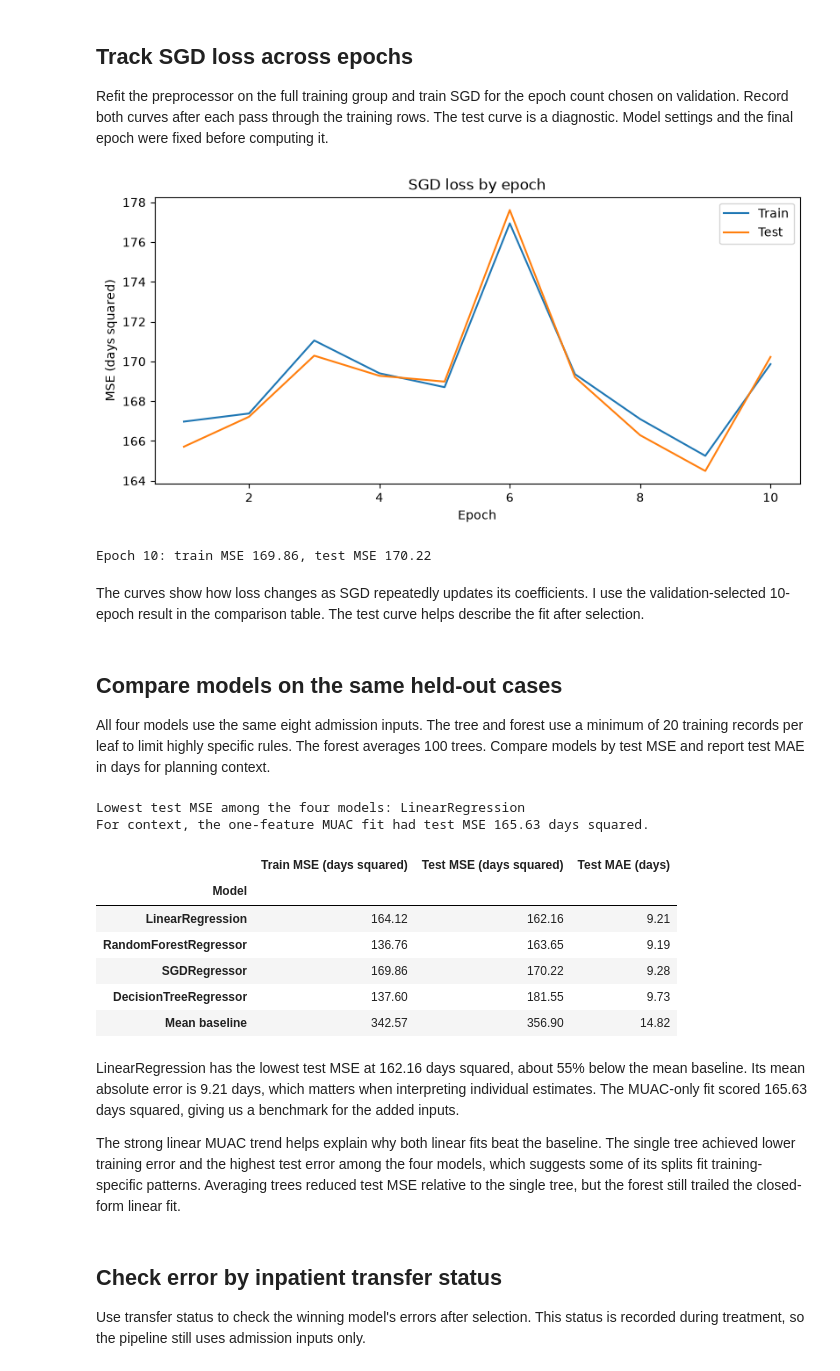
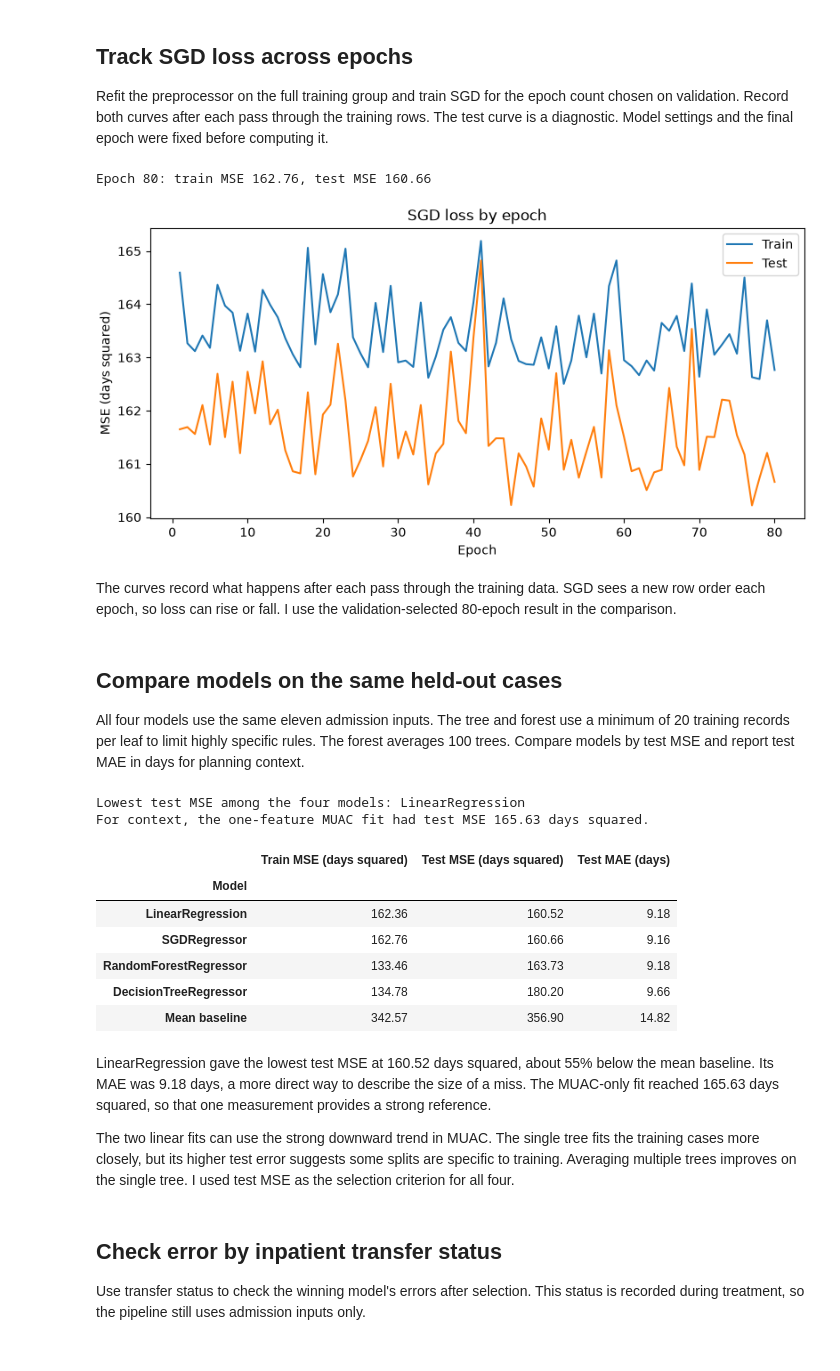
Before and after one commit to Mich-O/linear_regression_model, a Jupyter notebook: summative/linear_regression/multivariate.ipynb, the cells around one changed output. Saved outputs shown, nothing was run; the diff lists cells and outputs as text; code cells hidden in the pictures.

```diff
--- a/summative/linear_regression/multivariate.ipynb
+++ b/summative/linear_regression/multivariate.ipynb
@@ -7,10 +9,15 @@ Run the notebook with the `summative/.venv` Python kernel after running `uv sync
 # %%
 from pathlib import Path
 
+import numpy as np
 import pandas as pd
 from sklearn.model_selection import train_test_split
 
-data_dir = Path("data") if Path("pyproject.toml").is_file() else Path("../data")
+summative_dir = next(
+    folder for folder in (Path.cwd(), *Path.cwd().parents, Path.cwd() / "summative")
+    if (folder / "linear_regression" / "multivariate.ipynb").is_file()
+)
+data_dir = summative_dir / "data"
 source = pd.read_csv(data_dir / "Mali_Cohort_Study.csv", na_values=["."])
 
 assert source["AnonID"].notna().all() and source["AnonID"].is_unique
@@ -113,11 +144,11 @@ The heatmap uses training rows and computes each correlation from cases with bot
 from matplotlib.colors import TwoSlopeNorm
 
 # Pearson correlation describes linear relationships between numeric columns.
-numeric_columns = [*numeric_features, z_score, target]
+numeric_columns = [*model_numeric_features, target]
 correlations = train[numeric_columns].corr()
-labels = ["Age", "Weight", "Height", "MUAC", "WHZ", "Days to recovery"]
+labels = ["Age", "Weight", "Height", "MUAC", "WHZ", "WAZ", "HAZ", "Days to recovery"]
 
-fig, ax = plt.subplots(figsize=(7, 5))
+fig, ax = plt.subplots(figsize=(8, 6))
 heatmap = ax.imshow(
     correlations, cmap="coolwarm", norm=TwoSlopeNorm(vmin=-1, vcenter=0, vmax=1)
 )
@@ -319,10 +337,9 @@ Compare three constant learning rates, three L2 regularization strengths, and ch
 # %%
 from itertools import product
 
-import numpy as np
 from sklearn.linear_model import SGDRegressor
 
-sgd_preprocessor = make_preprocessor(model_numeric_features, categorical_features)
+sgd_preprocessor = make_preprocessor(model_numeric_features, model_categorical_features)
 fit_inputs = sgd_preprocessor.fit_transform(fit_rows[model_features])
 validation_inputs = sgd_preprocessor.transform(validation_rows[model_features])
 fit_days = fit_rows[target].to_numpy()
@@ -377,7 +396,7 @@ The lowest validation MSE was 152.048 days squared at a learning rate of 0.005,
 
 Refit the preprocessor on the full training group and train SGD for the epoch count chosen on validation. Record both curves after each pass through the training rows. The test curve is a diagnostic. Model settings and the final epoch were fixed before computing it.
 # %%
-final_sgd_preprocessor = make_preprocessor(model_numeric_features, categorical_features)
+final_sgd_preprocessor = make_preprocessor(model_numeric_features, model_categorical_features)
 train_inputs = final_sgd_preprocessor.fit_transform(train[model_features])
 test_inputs = final_sgd_preprocessor.transform(test[model_features])
 train_days = train[target].to_numpy()
@@ -410,14 +429,14 @@ plt.show()
 
 print(f"Epoch {len(train_mse)}: train MSE {train_mse[-1]:.2f}, test MSE {test_mse[-1]:.2f}")
 # %% [output]
+Epoch 80: train MSE 162.76, test MSE 160.66
-[figure, old version]
+[figure, new version]
-Epoch 10: train MSE 169.86, test MSE 170.22
 # %% [markdown]
-The curves show how loss changes as SGD repeatedly updates its coefficients. I use the validation-selected 10-epoch result in the comparison table. The test curve helps describe the fit after selection.
+The curves record what happens after each pass through the training data. SGD sees a new row order each epoch, so loss can rise or fall. I use the validation-selected 80-epoch result in the comparison.
 # %% [markdown]
 ## Compare models on the same held-out cases
 
-All four models use the same eight admission inputs. The tree and forest use a minimum of 20 training records per leaf to limit highly specific rules. The forest averages 100 trees. Compare models by test MSE and report test MAE in days for planning context.
+All four models use the same eleven admission inputs. The tree and forest use a minimum of 20 training records per leaf to limit highly specific rules. The forest averages 100 trees. Compare models by test MSE and report test MAE in days for planning context.
 # %%
 from sklearn.ensemble import RandomForestRegressor
 from sklearn.tree import DecisionTreeRegressor
@@ -429,44 +448,44 @@ for estimator in (
     RandomForestRegressor(n_estimators=100, min_samples_leaf=20, random_state=seed, n_jobs=-1),
 ):
     pipeline = Pipeline([
-        ("preprocessing", make_preprocessor(model_numeric_features, categorical_features)),
+        ("preprocessing", make_preprocessor(model_numeric_features, model_categorical_features)),
         ("regression", estimator),
     ])
     models[type(estimator).__name__] = pipeline.fit(train[model_features], train[target])
 
 scores = []
 for name, model in {"Mean baseline": baseline, **models}.items():
     train_prediction = model.predict(train[model_features])
     test_prediction = model.predict(test[model_features])
     scores.append({
         "Model": name,
         "Train MSE (days squared)": mean_squared_error(train[target], train_prediction),
         "Test MSE (days squared)": mean_squared_error(test[target], test_prediction),
         "Test MAE (days)": mean_absolute_error(test[target], test_prediction),
     })
 
 model_scores = pd.DataFrame(scores).set_index("Model")
 winner_name = model_scores.loc[list(models), "Test MSE (days squared)"].idxmin()
 winning_pipeline = models[winner_name]
 print(f"Lowest test MSE among the four models: {winner_name}")
 
 muac_test_mse = mean_squared_error(test[target], muac_model.predict(test[["adm_muac"]]))
 print(f"For context, the one-feature MUAC fit had test MSE {muac_test_mse:.2f} days squared.")
 model_scores.sort_values("Test MSE (days squared)").round(2)
 # %% [output]
 Lowest test MSE among the four models: LinearRegression
 For context, the one-feature MUAC fit had test MSE 165.63 days squared.
 |  | Train MSE (days squared) | Test MSE (days squared) | Test MAE (days) |
 | Model |  |  |  |
-| LinearRegression | 164.12 | 162.16 | 9.21 |
-| RandomForestRegressor | 136.76 | 163.65 | 9.19 |
-| SGDRegressor | 169.86 | 170.22 | 9.28 |
-| DecisionTreeRegressor | 137.60 | 181.55 | 9.73 |
+| LinearRegression | 162.36 | 160.52 | 9.18 |
+| SGDRegressor | 162.76 | 160.66 | 9.16 |
+| RandomForestRegressor | 133.46 | 163.73 | 9.18 |
+| DecisionTreeRegressor | 134.78 | 180.20 | 9.66 |
 | Mean baseline | 342.57 | 356.90 | 14.82 |
 # %% [markdown]
-LinearRegression has the lowest test MSE at 162.16 days squared, about 55% below the mean baseline. Its mean absolute error is 9.21 days, which matters when interpreting individual estimates. The MUAC-only fit scored 165.63 days squared, giving us a benchmark for the added inputs.
+LinearRegression gave the lowest test MSE at 160.52 days squared, about 55% below the mean baseline. Its MAE was 9.18 days, a more direct way to describe the size of a miss. The MUAC-only fit reached 165.63 days squared, so that one measurement provides a strong reference.
 
-The strong linear MUAC trend helps explain why both linear fits beat the baseline. The single tree achieved lower training error and the highest test error among the four models, which suggests some of its splits fit training-specific patterns. Averaging trees reduced test MSE relative to the single tree, but the forest still trailed the closed-form linear fit.
+The two linear fits can use the strong downward trend in MUAC. The single tree fits the training cases more closely, but its higher test error suggests some splits are specific to training. Averaging multiple trees improves on the single tree. I used test MSE as the selection criterion for all four.
 # %% [markdown]
 ## Check error by inpatient transfer status
 
```
Also changed, not shown: parts of 21 cells of this notebook, 9 other files.
